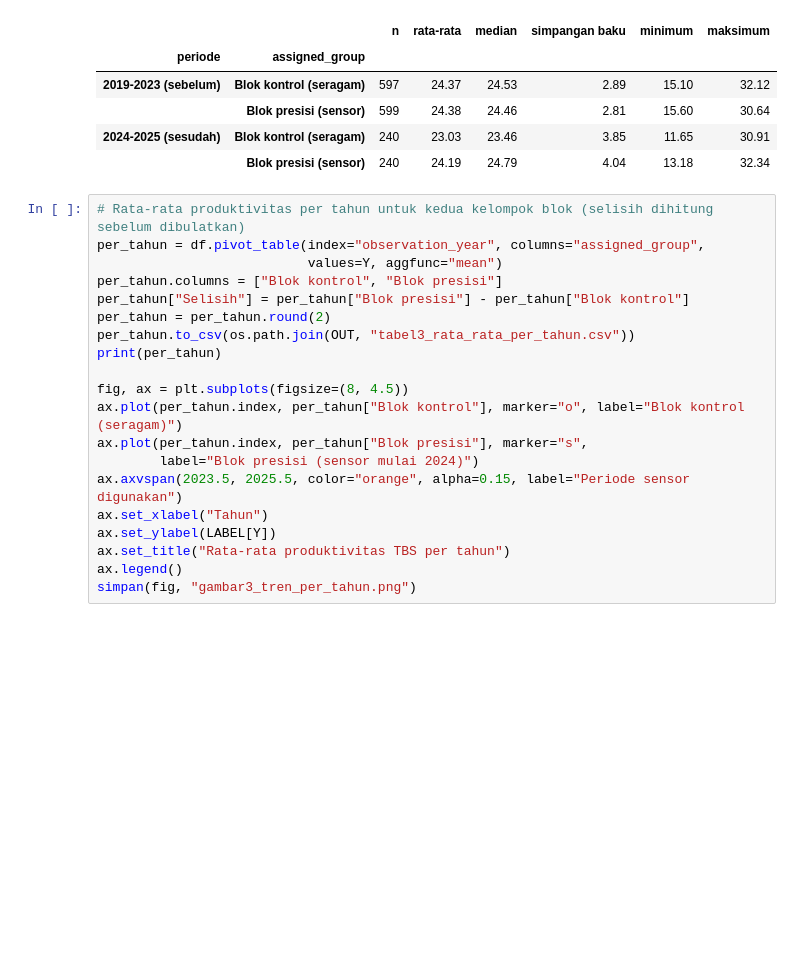
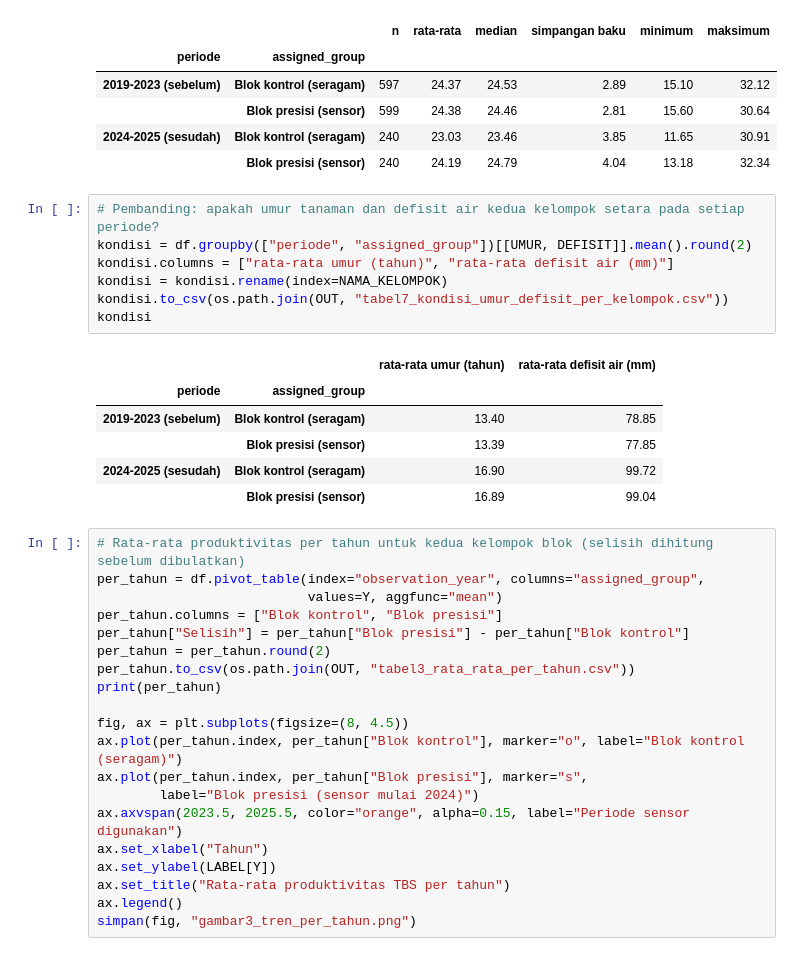
Before and after one commit to NarumBella-TIG/ProbStat-Kelompok3, a Jupyter notebook: analisis_probstat_kelompok3.ipynb, the cells around one changed output. Drawn from its saved outputs; the diff is of its cells as text; blank space fills up the shorter version.

Commit message:
Tambah persentil, asal pencilan, kondisi umur dan defisit per kelompok, serta asal tingkat defisit air

```diff
--- a/analisis_probstat_kelompok3.ipynb
+++ b/analisis_probstat_kelompok3.ipynb
@@ -224,6 +254,20 @@ tabel_kelompok
 |  | Blok presisi (sensor) | 599 | 24.38 | 24.46 | 2.81 | 15.60 | 30.64 |
 | 2024-2025 (sesudah) | Blok kontrol (seragam) | 240 | 23.03 | 23.46 | 3.85 | 11.65 | 30.91 |
 |  | Blok presisi (sensor) | 240 | 24.19 | 24.79 | 4.04 | 13.18 | 32.34 |
+# %%
+# Pembanding: apakah umur tanaman dan defisit air kedua kelompok setara pada setiap periode?
+kondisi = df.groupby(["periode", "assigned_group"])[[UMUR, DEFISIT]].mean().round(2)
+kondisi.columns = ["rata-rata umur (tahun)", "rata-rata defisit air (mm)"]
+kondisi = kondisi.rename(index=NAMA_KELOMPOK)
+kondisi.to_csv(os.path.join(OUT, "tabel7_kondisi_umur_defisit_per_kelompok.csv"))
+kondisi
+# %% [output]
+|  |  | rata-rata umur (tahun) | rata-rata defisit air (mm) |
+| periode | assigned_group |  |  |
+| 2019-2023 (sebelum) | Blok kontrol (seragam) | 13.40 | 78.85 |
+|  | Blok presisi (sensor) | 13.39 | 77.85 |
+| 2024-2025 (sesudah) | Blok kontrol (seragam) | 16.90 | 99.72 |
+|  | Blok presisi (sensor) | 16.89 | 99.04 |
 # %%
 # Rata-rata produktivitas per tahun untuk kedua kelompok blok (selisih dihitung sebelum dibulatkan)
 per_tahun = df.pivot_table(index="observation_year", columns="assigned_group",
```
Also changed, not shown: parts of 3 cells of this notebook, 3 other files.
